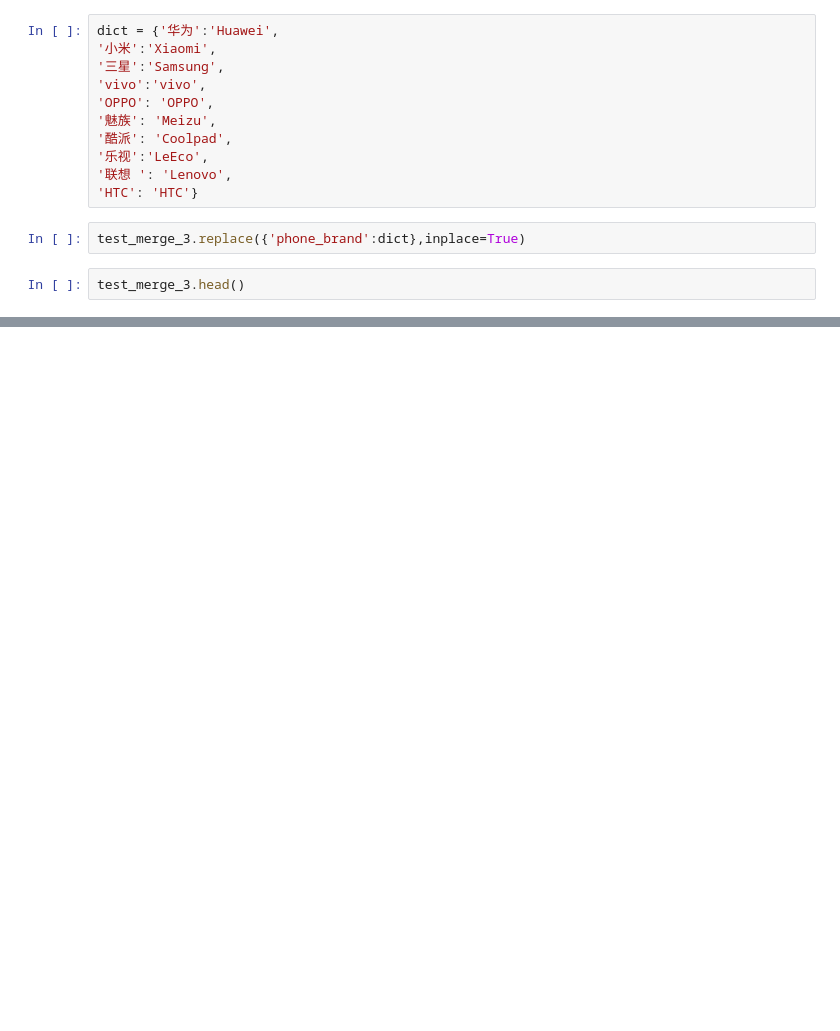
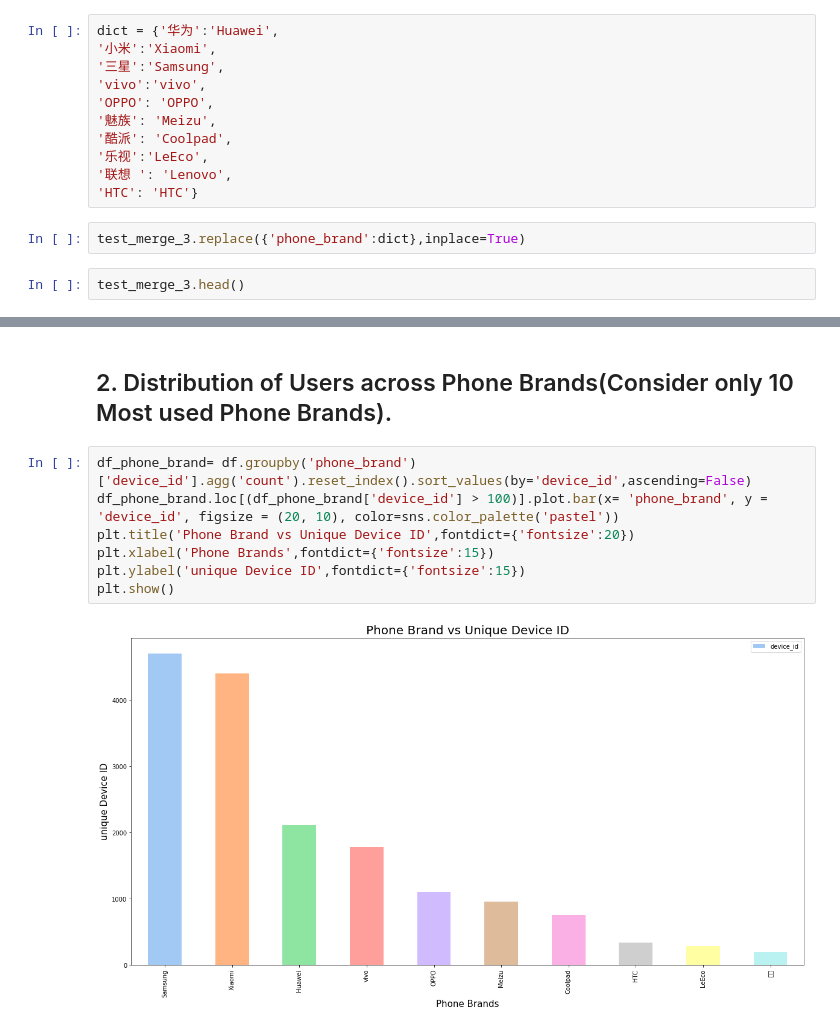
Before and after one commit to ShubhamCJagtap/Capstone_Project_1_EDA, a Jupyter notebook: Capstone_project_1_Mobile_Events_EDA_colab_notebook.ipynb, the cells around one changed output, grey strips where cells are left out. Drawn from its saved outputs; the diff is of its cells as text; blank space fills up the shorter version.

```diff
--- a/Capstone_project_1_Mobile_Events_EDA_colab_notebook.ipynb
+++ b/Capstone_project_1_Mobile_Events_EDA_colab_notebook.ipynb
@@ -816,0 +986,11 @@ dtype: float64
+# %% [markdown]
+## 2. Distribution of Users across Phone Brands(Consider only 10 Most used Phone Brands).
+# %%
+df_phone_brand= df.groupby('phone_brand')['device_id'].agg('count').reset_index().sort_values(by='device_id',ascending=False)
+df_phone_brand.loc[(df_phone_brand['device_id'] > 100)].plot.bar(x= 'phone_brand', y = 'device_id', figsize = (20, 10), color=sns.color_palette('pastel'))
+plt.title('Phone Brand vs Unique Device ID',fontdict={'fontsize':20})
+plt.xlabel('Phone Brands',fontdict={'fontsize':15})
+plt.ylabel('unique Device ID',fontdict={'fontsize':15})
+plt.show()
+# %% [output]
+[figure, added]
```
Also changed, not shown: parts of 86 cells of this notebook.
